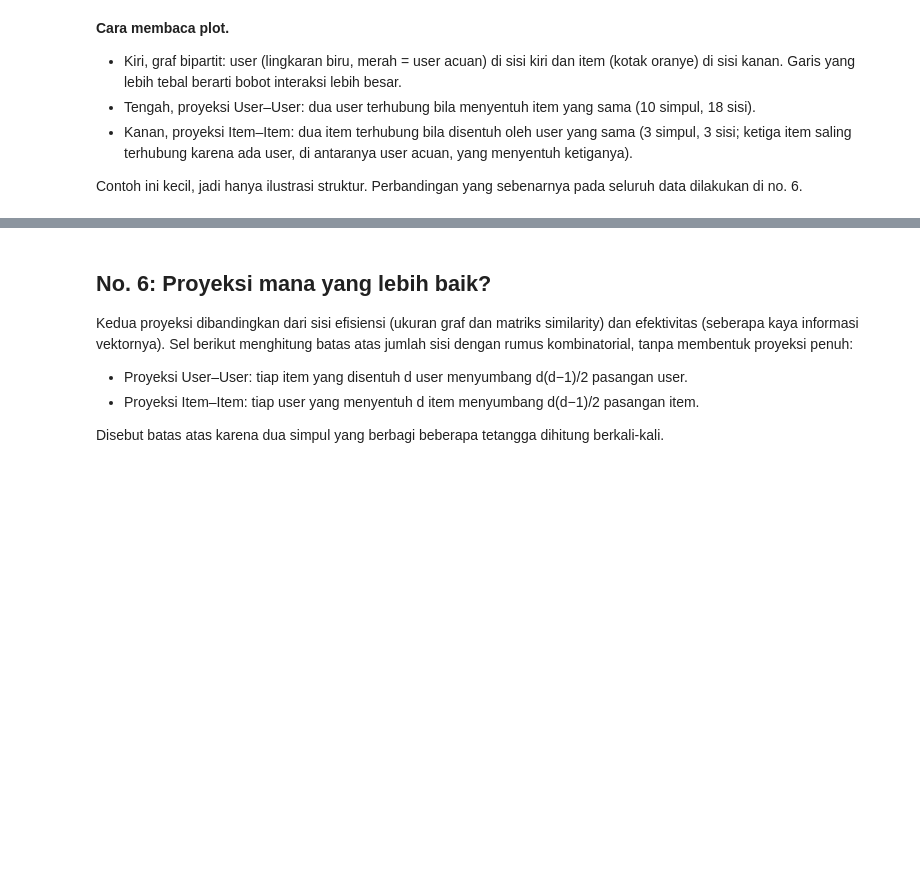
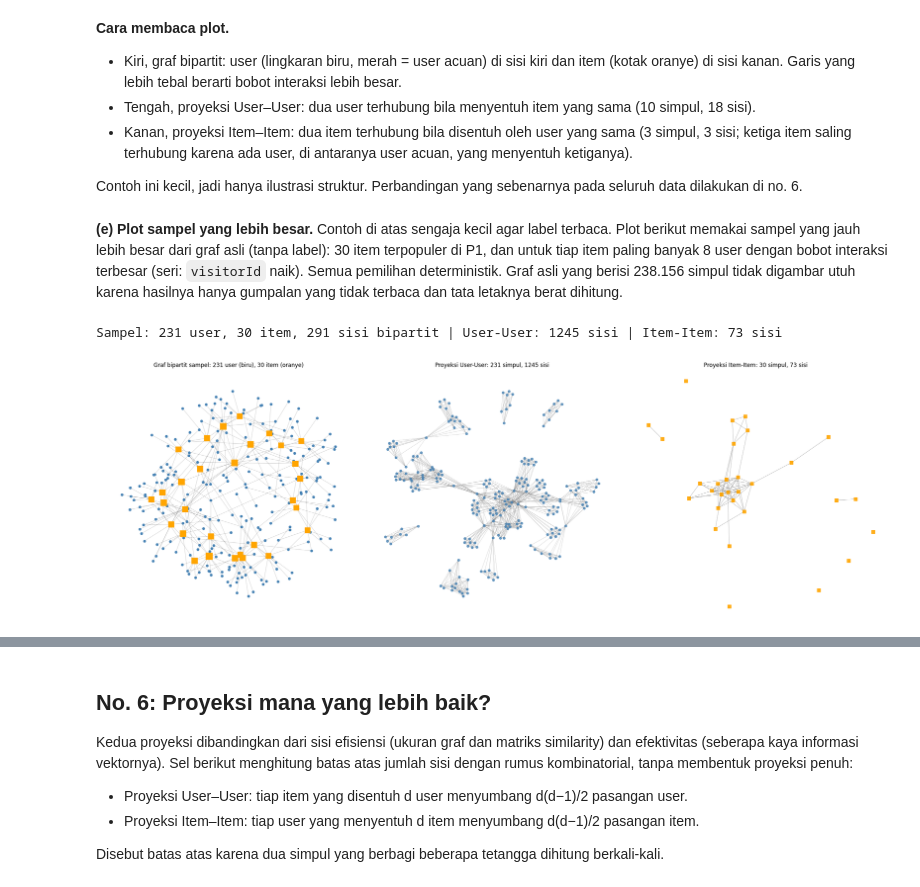
Before and after one commit to rizqiwg/uts-graf-sains-data, a Jupyter notebook: 203_UTS_Graf_Sains_Data.ipynb, the cells around one changed output, grey strips where cells are left out. Saved outputs shown, nothing was run; the diff lists cells and outputs as text; code cells hidden in the pictures; blank space fills up the shorter version.

```diff
--- a/203_UTS_Graf_Sains_Data.ipynb
+++ b/203_UTS_Graf_Sains_Data.ipynb
@@ -416,3 +416,48 @@ REF = visitor 1057620
 - Kanan, proyeksi Item–Item: dua item terhubung bila disentuh oleh user yang sama (3 simpul, 3 sisi; ketiga item saling terhubung karena ada user, di antaranya user acuan, yang menyentuh ketiganya).
 
 Contoh ini kecil, jadi hanya ilustrasi struktur. Perbandingan yang sebenarnya pada seluruh data dilakukan di no. 6.
+# %% [markdown]
+**(e) Plot sampel yang lebih besar.** Contoh di atas sengaja kecil agar label terbaca. Plot berikut memakai sampel yang jauh lebih besar dari graf asli (tanpa label): 30 item terpopuler di P1, dan untuk tiap item paling banyak 8 user dengan bobot interaksi terbesar (seri: `visitorId` naik). Semua pemilihan deterministik. Graf asli yang berisi 238.156 simpul tidak digambar utuh karena hasilnya hanya gumpalan yang tidak terbaca dan tata letaknya berat dihitung.
+# %%
+# Sampel lebih besar dari graf asli (deterministik): 30 item terpopuler, tiap item diwakili
+# maks. 8 user dengan bobot interaksi terbesar (seri: visitorId naik).
+TOP_ITEMS, USERS_PER_ITEM = 30, 8
+top_items = deg_i.sort_values(ascending=False, kind="stable").head(TOP_ITEMS).index
+cand = pairs[pairs.itemid.isin(top_items)].sort_values(["itemid", "w", "visitorid"],
+                                                       ascending=[True, False, True])
+users_s = cand.groupby("itemid").head(USERS_PER_ITEM).visitorid.unique()
+big = pairs[pairs.visitorid.isin(users_s) & pairs.itemid.isin(top_items)]
+
+Gb = nx.Graph()
+for u, i, w in big.itertuples(index=False):
+    Gb.add_node(("u", u), bipartite=0)
+    Gb.add_node(("i", i), bipartite=1)
+    Gb.add_edge(("u", u), ("i", i), weight=w)
+ub = sorted(n for n, d in Gb.nodes(data=True) if d["bipartite"] == 0)
+ib = sorted(n for n, d in Gb.nodes(data=True) if d["bipartite"] == 1)
+GUb = bipartite.weighted_projected_graph(Gb, ub)
+GIb = bipartite.weighted_projected_graph(Gb, ib)
+print(f"Sampel: {len(ub)} user, {len(ib)} item, {Gb.number_of_edges()} sisi bipartit | "
+      f"User-User: {GUb.number_of_edges()} sisi | Item-Item: {GIb.number_of_edges()} sisi")
+
+fig, ax = plt.subplots(1, 3, figsize=(24, 8))
+pos = nx.spring_layout(Gb, seed=42, k=0.35)
+nx.draw_networkx_edges(Gb, pos, ax=ax[0], alpha=0.25, width=0.6)
+nx.draw_networkx_nodes(Gb, pos, nodelist=ub, node_color="steelblue", node_size=25, ax=ax[0])
+nx.draw_networkx_nodes(Gb, pos, nodelist=ib, node_color="orange", node_shape="s",
+                       node_size=[40 + 12 * Gb.degree(n) for n in ib], ax=ax[0])
+ax[0].axis("off")
+ax[0].set_title(f"Graf bipartit sampel: {len(ub)} user (biru), {len(ib)} item (oranye)")
+
+nx.draw(GUb, nx.spring_layout(GUb, seed=42, k=0.25), ax=ax[1], node_color="steelblue",
+        node_size=25, width=0.3, edge_color="gray", alpha=0.8)
+ax[1].set_title(f"Proyeksi User-User: {GUb.number_of_nodes()} simpul, {GUb.number_of_edges()} sisi")
+
+nx.draw(GIb, nx.spring_layout(GIb, seed=42, k=0.5), ax=ax[2], node_color="orange", node_shape="s",
+        node_size=60, width=0.5, edge_color="gray", alpha=0.9)
+ax[2].set_title(f"Proyeksi Item-Item: {GIb.number_of_nodes()} simpul, {GIb.number_of_edges()} sisi")
+plt.tight_layout()
+plt.show()
+# %% [output]
+Sampel: 231 user, 30 item, 291 sisi bipartit | User-User: 1245 sisi | Item-Item: 73 sisi
+[figure, added]
```
Also changed, not shown: parts of 3 cells of this notebook.
